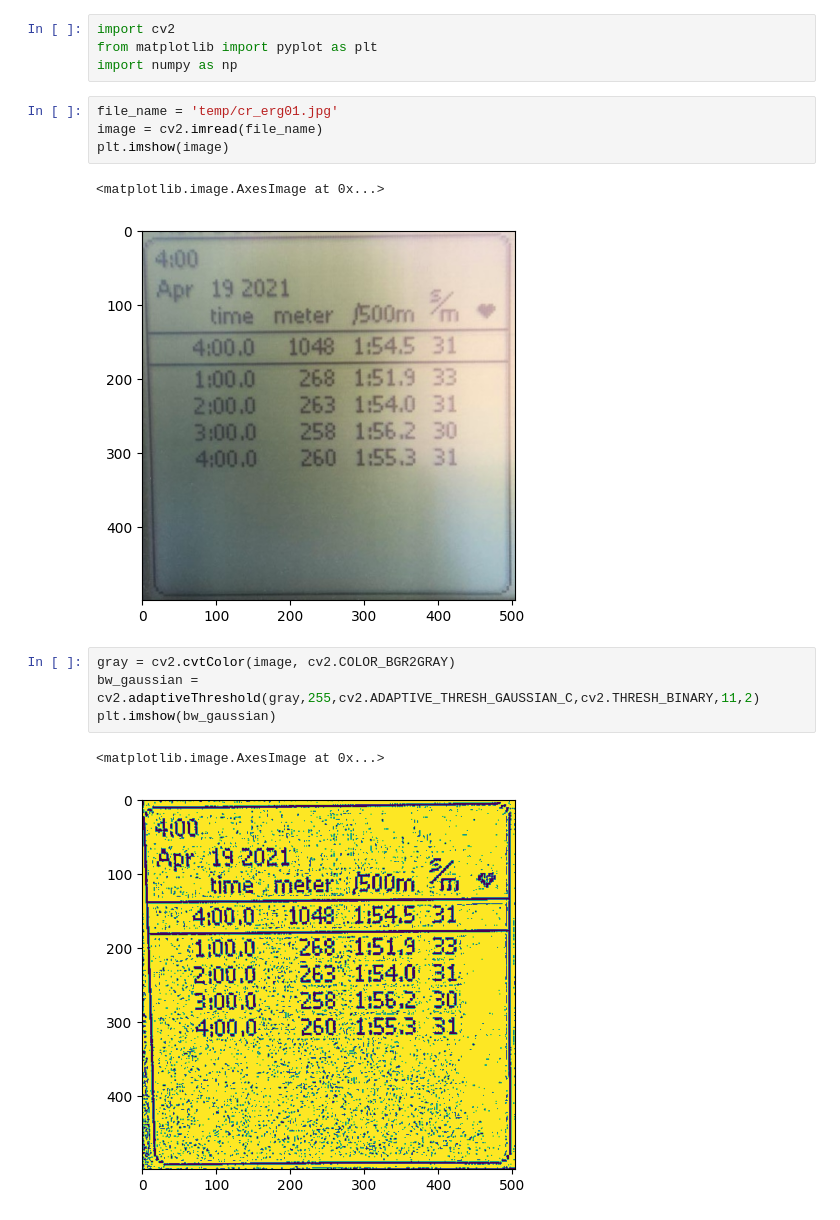
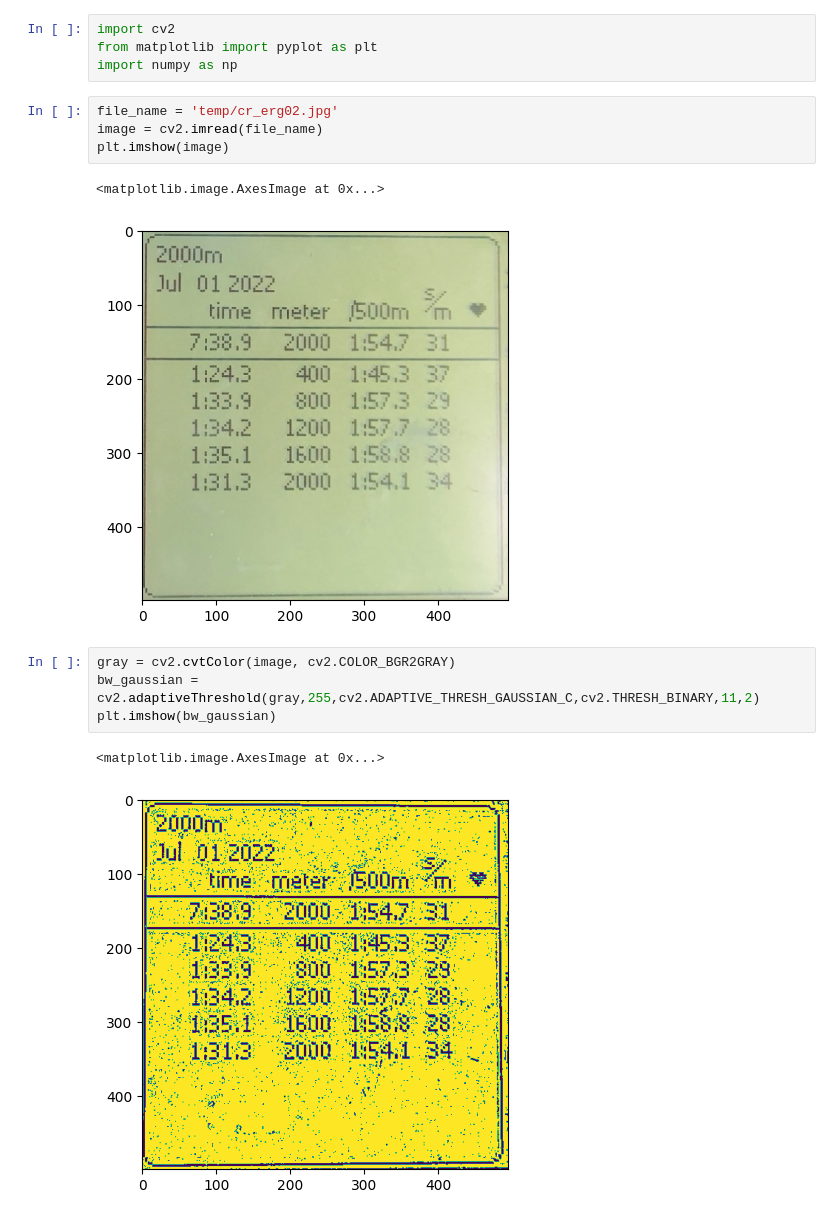
Before and after one commit to paper-dragonfly/ocr_sandbox, a Jupyter notebook: 2_preprocess.ipynb, the cells around one changed output. Saved outputs shown, nothing was run; the diff lists cells and outputs as text.

```diff
--- a/2_preprocess.ipynb
+++ b/2_preprocess.ipynb
@@ -5,19 +5,19 @@ import cv2
 from matplotlib import pyplot as plt
 import numpy as np
 # %%
-file_name = 'temp/cr_erg01.jpg'
+file_name = 'temp/cr_erg02.jpg'
 image = cv2.imread(file_name)
 plt.imshow(image)
 # %% [output]
 <matplotlib.image.AxesImage at 0x...>
-[figure, old version]
+[figure, new version]
 # %%
 gray = cv2.cvtColor(image, cv2.COLOR_BGR2GRAY)
 bw_gaussian = cv2.adaptiveThreshold(gray,255,cv2.ADAPTIVE_THRESH_GAUSSIAN_C,cv2.THRESH_BINARY,11,2)
 plt.imshow(bw_gaussian)
 # %% [output]
 <matplotlib.image.AxesImage at 0x...>
-[figure, old version]
+[figure, new version]
 # %%
 def noise_removal(image):
     kernel = np.ones((2,2), np.uint8)
```
Also changed, not shown: parts of 1 cell of this notebook, 4 other files.
